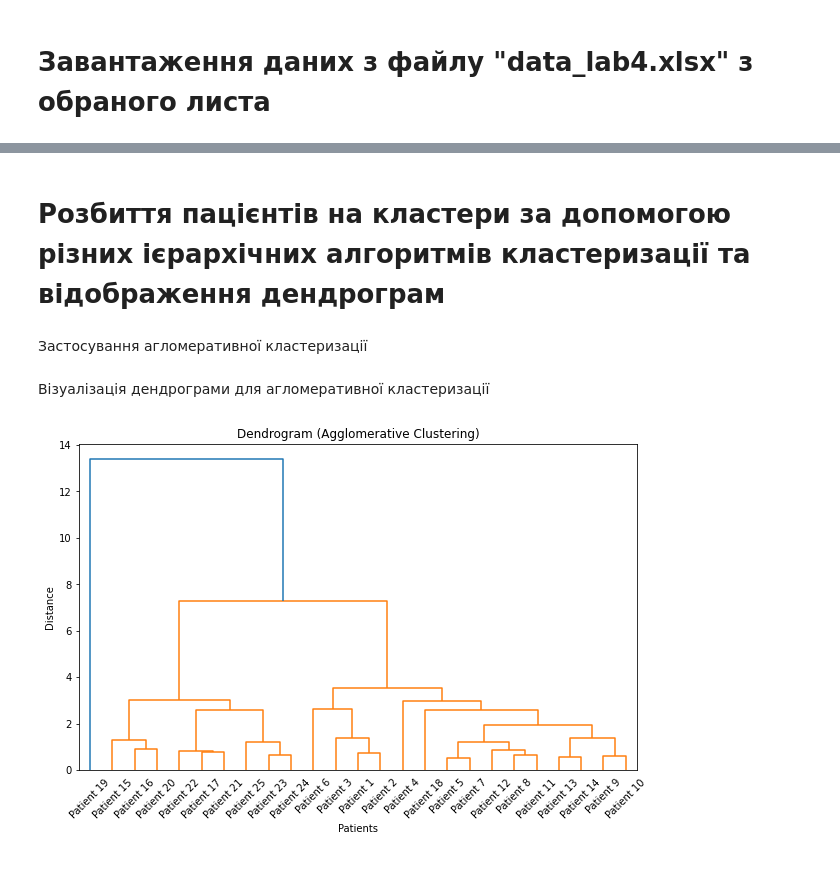
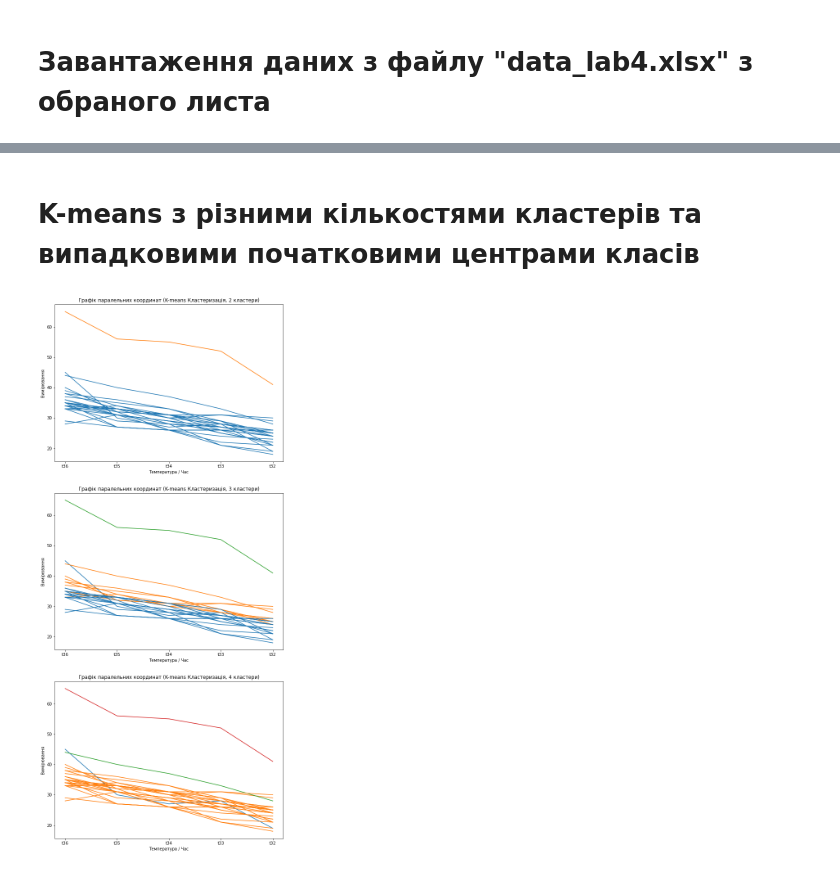
Before and after one commit to nastyamatychenko/DAAD_ML_LAB_4_Anastasiia-Matychenko, a Jupyter notebook: DAAD-ML-LAB-4-Anastasiia-Matychenko.ipynb, the cells around one changed output, grey strips where cells are left out. Drawn from its saved outputs; the diff is of its cells as text; code cells hidden in the pictures.

```diff
--- a/DAAD-ML-LAB-4-Anastasiia-Matychenko.ipynb
+++ b/DAAD-ML-LAB-4-Anastasiia-Matychenko.ipynb
@@ -60,2 +45,0 @@ plt.show()
-# %% [markdown]
-# Розбиття пацієнтів на кластери за допомогою різних ієрархічних алгоритмів кластеризації та відображення дендрограм
@@ -64,2 +45,0 @@ from scipy.cluster.hierarchy import dendrogram, linkage
-# %% [markdown]
-Застосування агломеративної кластеризації
@@ -69,11 +46,26 @@ agg_labels = agg_clustering.fit_predict(scaled_data)
-# %% [markdown]
-Візуалізація дендрограми для агломеративної кластеризації
-# %%
-plt.figure(figsize=(10, 6))
-dendrogram(linkage(scaled_data, method='ward'), labels=[f"Patient {i+1}" for i in range(len(data))])
-plt.xlabel("Patients")
-plt.ylabel("Distance")
-plt.title("Dendrogram (Agglomerative Clustering)")
-plt.show()
-# %% [output]
-[figure, removed]
+# %% [markdown]
+# K-means з різними кількостями кластерів та випадковими початковими центрами класів
+# %%
+num_clusters_list = [2, 3, 4]
+initial_centers_list = []
+
+fig, axs = plt.subplots(len(num_clusters_list), 1, figsize=(10, 8 * len(num_clusters_list)))
+
+for i, num_clusters in enumerate(num_clusters_list):
+    initial_centers = np.random.rand(num_clusters, data.shape[1])
+    initial_centers_list.append(initial_centers)
+
+    kmeans = KMeans(n_clusters=num_clusters, init=initial_centers, random_state=42)
+    kmeans_labels = kmeans.fit_predict(scaled_data)
+
+    # Візуалізація результатів K-means
+    axs[i].set_title("Графік паралельних координат (K-means Кластеризація, {} кластери)".format(num_clusters))
+    for j, label in enumerate(kmeans_labels):
+        axs[i].plot(data.columns, data.iloc[j], label="Пацієнт {}".format(j + 1), color=plt.cm.tab10(label))
+    axs[i].set_xlabel("Температура / Час")
+    axs[i].set_ylabel("Вимірювання")
+
+plt.savefig('asserts/kmeans_кластеризація.png')
+plt.show()
+# %% [output]
+[figure, added]
```
Also changed, not shown: parts of 26 cells of this notebook, 4 other files.
